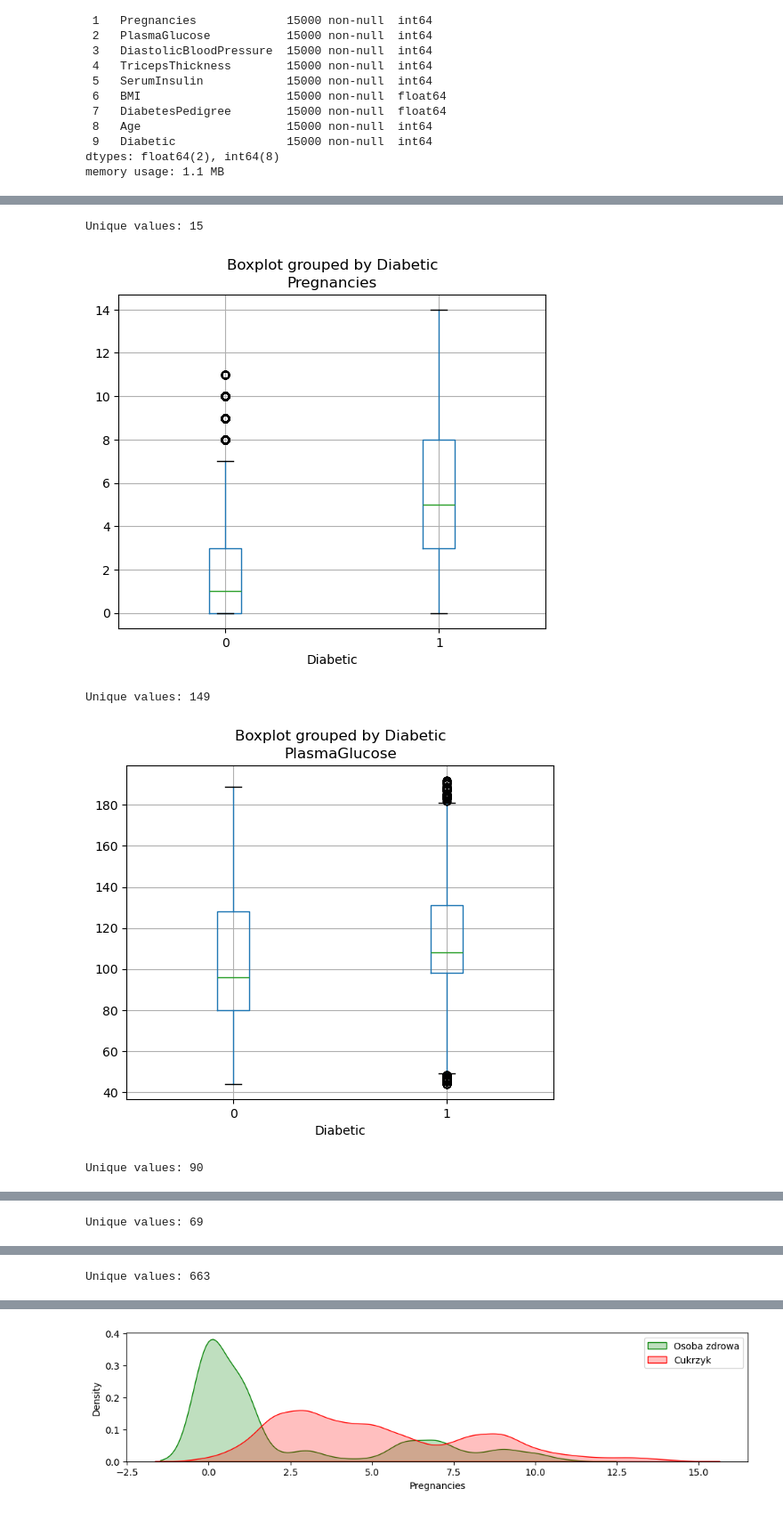
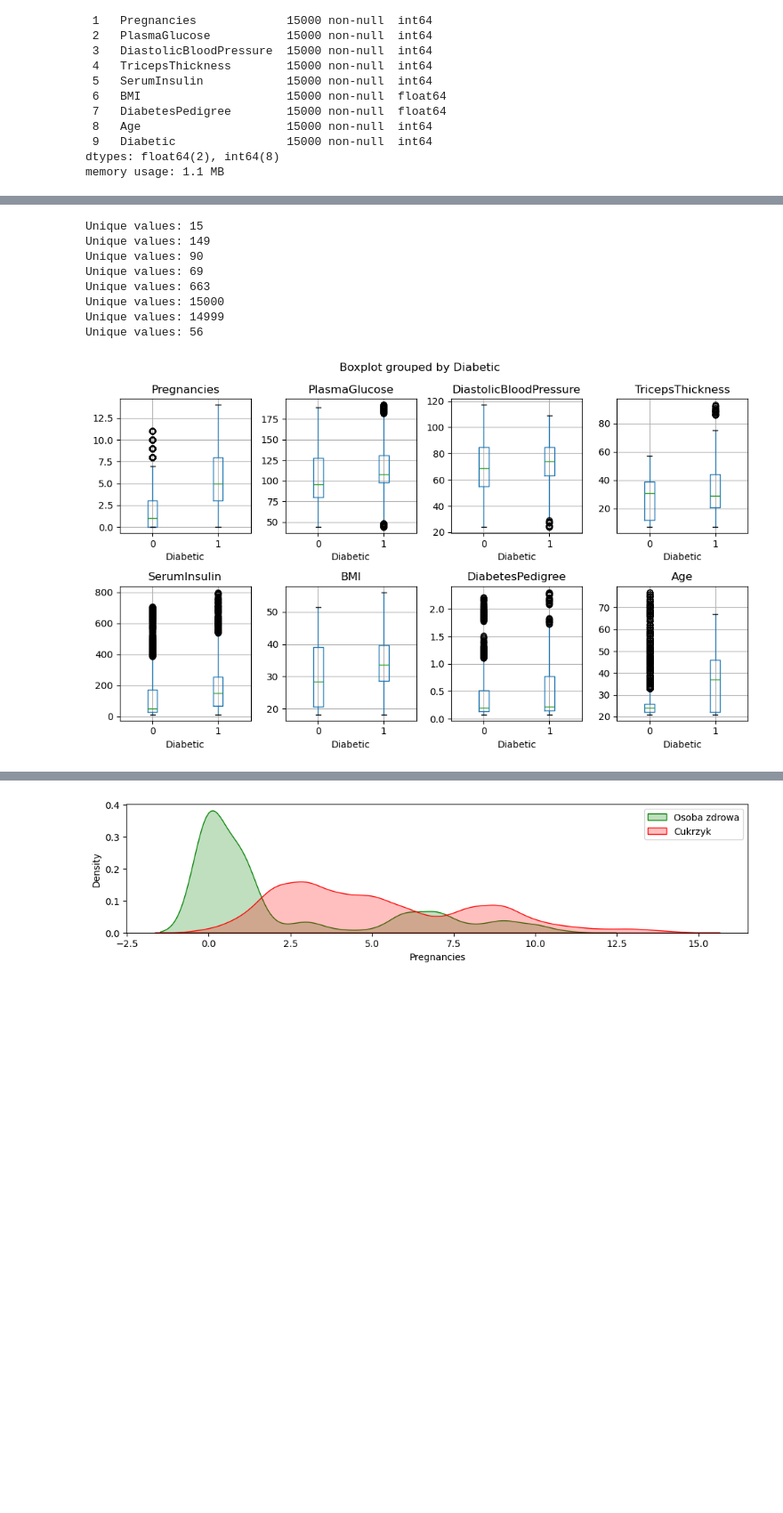
Before and after one commit to droanna/14_1, a Jupyter notebook: main-14-1.ipynb, the cells around one changed output, grey strips where cells are left out. Shown at 89% size. Saved outputs shown, nothing was run; the diff lists cells and outputs as text; code cells hidden in the pictures; blank space fills up the shorter version.

Commit message:
plots formatting

```diff
--- a/main-14-1.ipynb
+++ b/main-14-1.ipynb
@@ -93,14 +93,25 @@ X.describe()
 | max | 14.000000 | 192.000000 | 117.000000 | 93.000000 | 799.000000 | 56.034628 | ... |
 # %%
 import matplotlib.pyplot as plt
+
+fig, axes = plt.subplots(2, 4, figsize=(10, 6))
+axes = axes.flatten()
+
+i = 0
 for col in features:
     print(f'Unique values: {len(diabetes[col].unique())}')
-    diabetes.boxplot(column=col, by='Diabetic', figsize=(6,5))
-    plt.title(col)
-    plt.show()
+    diabetes.boxplot(column=col, by='Diabetic', ax=axes[i])
+    axes[i].set_title(col)
+    i += 1
+plt.tight_layout()
+plt.show()
 # %% [output]
 Unique values: 15
+Unique values: 149
+Unique values: 90
+Unique values: 69
+Unique values: 663
+Unique values: 15000
+Unique values: 14999
+Unique values: 56
-[figure, old version]
+[figure, new version]
-Unique values: 149
-[figure, removed]
-Unique values: 90
@@ -108 +117,0 @@ Unique values: 90
-Unique values: 69
@@ -110 +117,0 @@ Unique values: 69
-Unique values: 663
```
Also changed, not shown: parts of 7 cells of this notebook.
